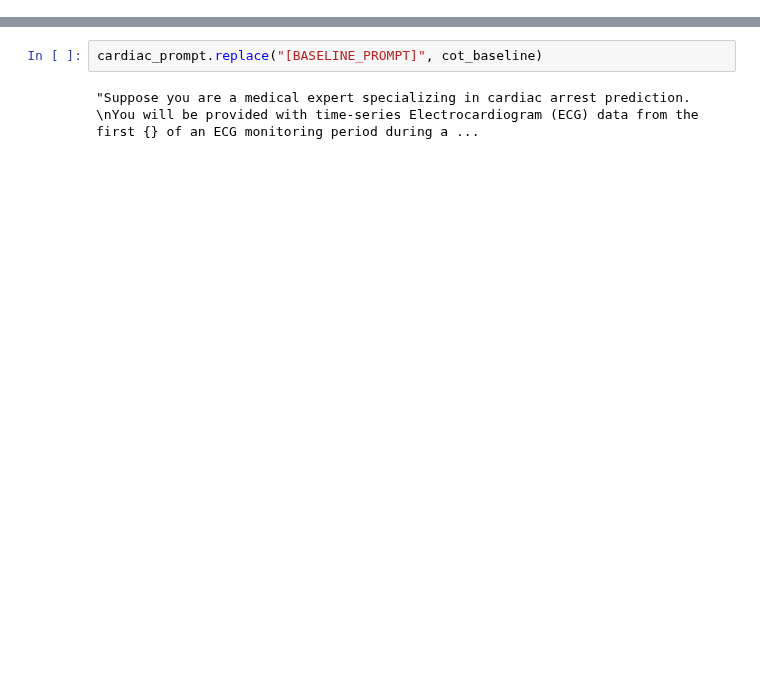
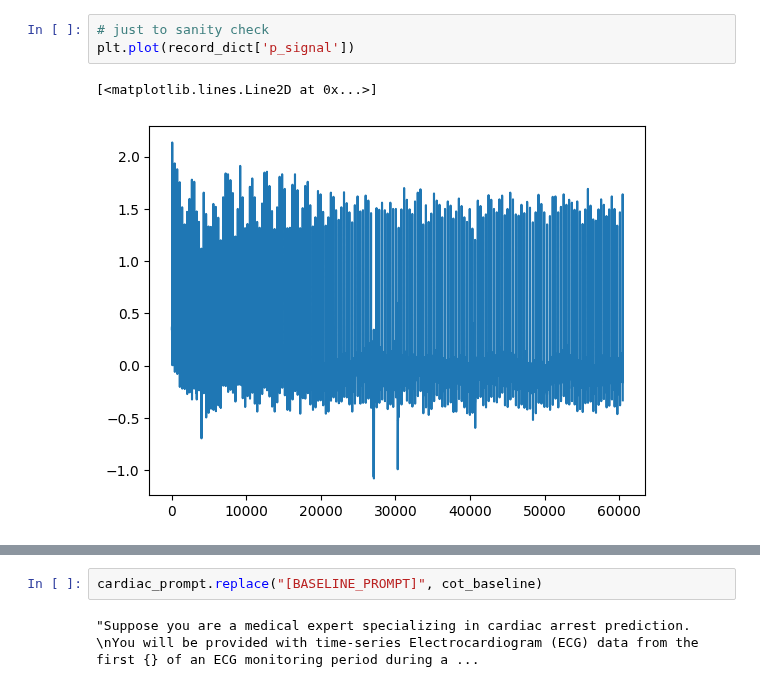
Before and after one commit to BrachioLab/FIX-2, a Jupyter notebook: notebooks/cardiac.ipynb, the cells around one changed output, grey strips where cells are left out. Saved outputs shown, nothing was run; the diff lists cells and outputs as text; blank space fills up the shorter version.

```diff
--- a/notebooks/cardiac.ipynb
+++ b/notebooks/cardiac.ipynb
@@ -583,0 +116,6 @@ prompt.format(duration_str, start_time.time(), cutoff_time.time(), new_fs, 60/ne
+# %%
+# just to sanity check
+plt.plot(record_dict['p_signal'])
+# %% [output]
+[<matplotlib.lines.Line2D at 0x...>]
+[figure, added]
```
Also changed, not shown: parts of 101 cells of this notebook, 11 other files.
